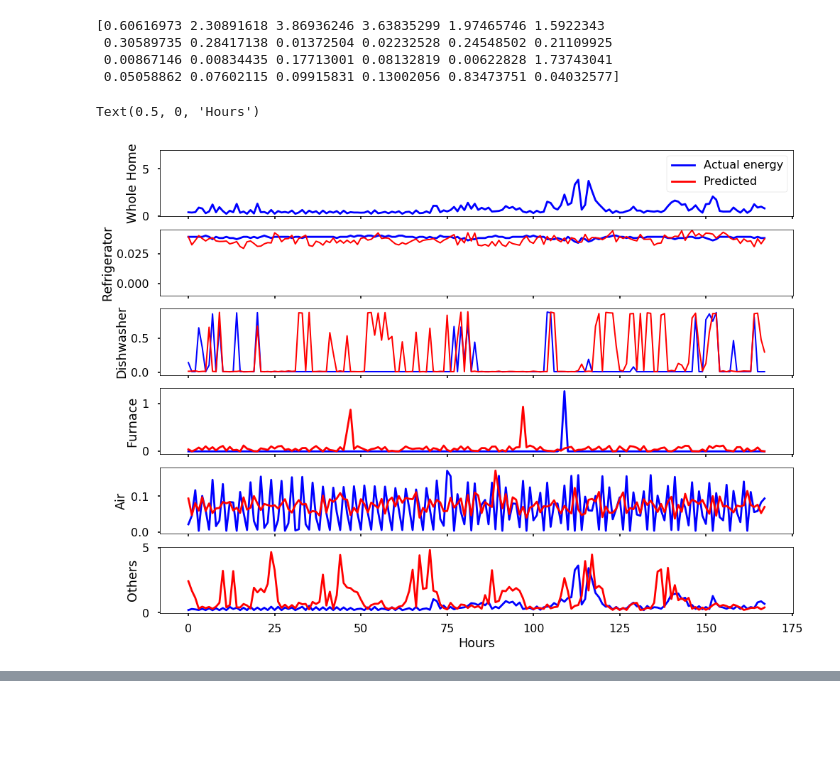
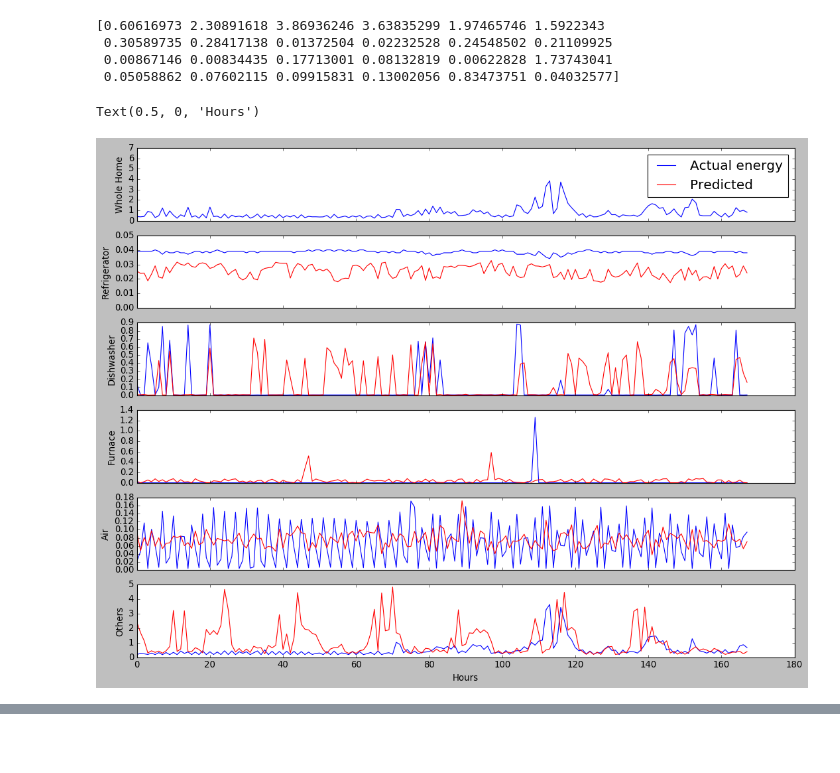
Before and after one commit to bondxue/Discriminative-Sparse-Coding-for-Energy-Disaggregation, a Jupyter notebook: DDSC.ipynb, the cells around one changed output, grey strips where cells are left out. Saved outputs shown, nothing was run; the diff lists cells and outputs as text; code cells hidden in the pictures.

```diff
--- a/DDSC.ipynb
+++ b/DDSC.ipynb
@@ -388,7 +388,7 @@ print(np.asarray(list(x_predict)[0])[0:,house])
 # %%
 import matplotlib.pyplot as plt
 plt.style.use('seaborn-poster')
-
+plt.style.use('classic')
 # row and column sharing
 house = 10
 
@@ -414,18 +414,18 @@ y_ref_true = np.asarray(x_test[list(x_test.keys())[0]])[0:,house]
 ax2.plot(x, y_ref_true, color='b')
 x_predict = sc.predict(A_list,B_list)
 y_ref_pred = np.asarray(list(x_predict)[0])[0:,house]
-ax2.plot(x, y_ref_pred, color='r', linewidth=2)
+ax2.plot(x, y_ref_pred, color='r')
 #ax2.get_yaxis().set_visible(False)
 ax2.set_ylabel('Refrigerator')
-ax2.set_ylim(-0.01)
+ax2.set_ylim([0,0.05])
 
 
 #===========dishwasher============
 y_dish_true = np.asarray(x_test[list(x_test.keys())[1]])[0:,house]
-ax3.plot(x, y_dish_true, color='b', linewidth=2)
+ax3.plot(x, y_dish_true, color='b')
 x_predict = sc.predict(A_list,B_list)
 y_dish_pred = np.asarray(list(x_predict)[1])[0:,house]
-ax3.plot(x,y_dish_pred, color='r', linewidth=2)
+ax3.plot(x,y_dish_pred, color='r')
 #ax3.get_yaxis().set_visible(False)
 ax3.set_ylabel('Dishwasher')
 #ax3.set_ylim(-0.00001)
@@ -434,34 +434,34 @@ ax3.set_ylabel('Dishwasher')
 y_fur_true = np.asarray(x_test[list(x_test.keys())[2]])[0:,house]
 ax4.plot(x, y_fur_true, color='b')
 x_predict = sc.predict(A_list,B_list)
 y_fur_pred = np.asarray(list(x_predict)[2])[0:,house]
 ax4.plot(x,y_fur_pred, color='r')
 #ax4.get_yaxis().set_visible(False)
 ax4.set_ylabel('Furnace')
 # ax4.set_ylim(-0.05, 0.05)
 
 #===========Air============
 y_air_true = np.asarray(x_test[list(x_test.keys())[3]])[0:,house]
 ax5.plot(x, y_air_true, color='b')
 x_predict = sc.predict(A_list,B_list)
 y_air_pred = np.asarray(list(x_predict)[3])[0:,house]
 ax5.plot(x, y_air_pred, color='r')
 #ax5.get_yaxis().set_visible(False)
 ax5.set_ylabel('Air')
 # ax5.set_xlabel('Hours')
 
 #===========others============
 y_other_true = np.asarray(x_test[list(x_test.keys())[4]])[0:,house]
 ax6.plot(x, y_other_true, color='b')
 x_predict = sc.predict(A_list,B_list)
 y_other_pred = np.asarray(list(x_predict)[4])[0:,house]
 ax6.plot(x, y_other_pred, color='r')
 #ax5.get_yaxis().set_visible(False)
 ax6.set_ylabel('Others')
 ax6.set_xlabel('Hours')
 # %% [output]
 Text(0.5, 0, 'Hours')
-[figure, old version]
+[figure, new version]
 # %%
 pie_chart_true = [y_ref_true.sum(), y_dish_true.sum(), y_fur_true.sum(), y_air_true.sum(), y_other_true.sum()]
 pie_chart_pred = [y_ref_pred.sum(), y_dish_pred.sum(), y_fur_pred.sum(), y_air_pred.sum(), y_other_pred.sum()]
```
Also changed, not shown: parts of 4 cells of this notebook.
